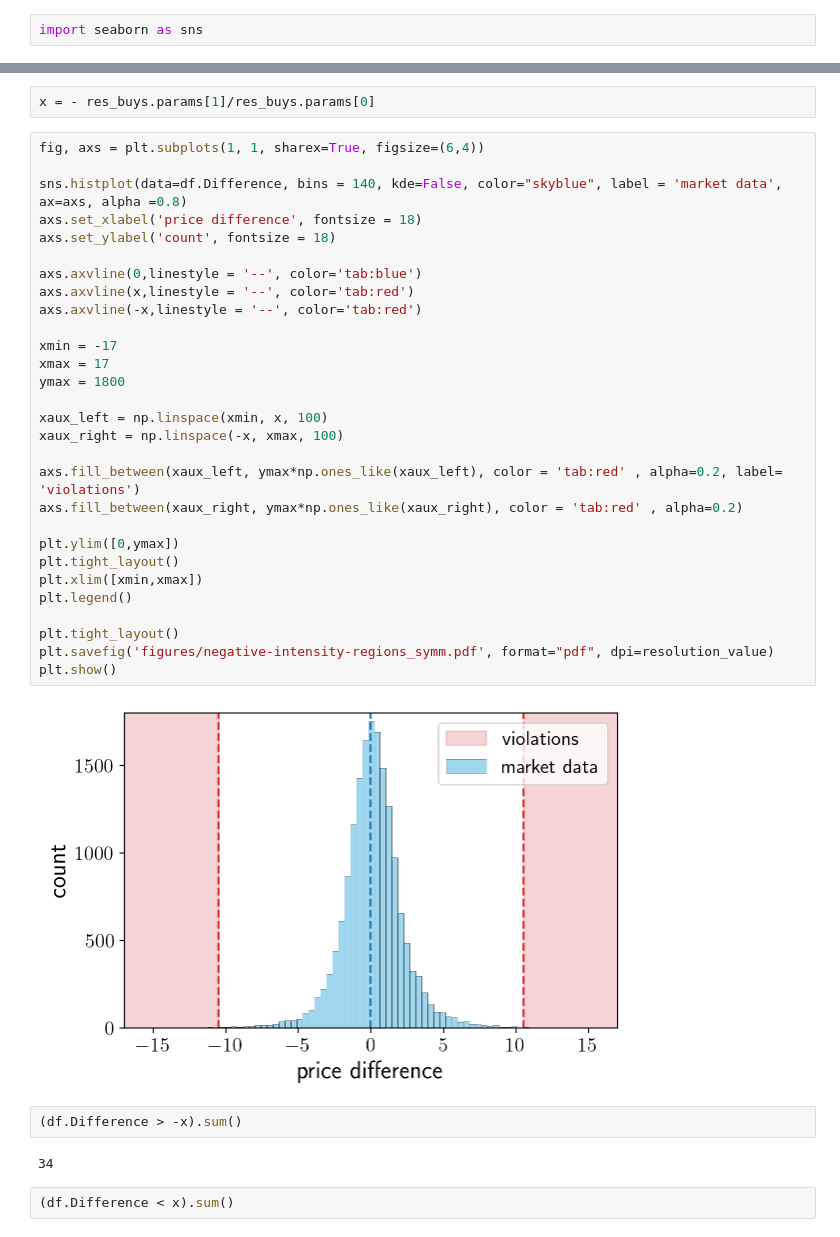
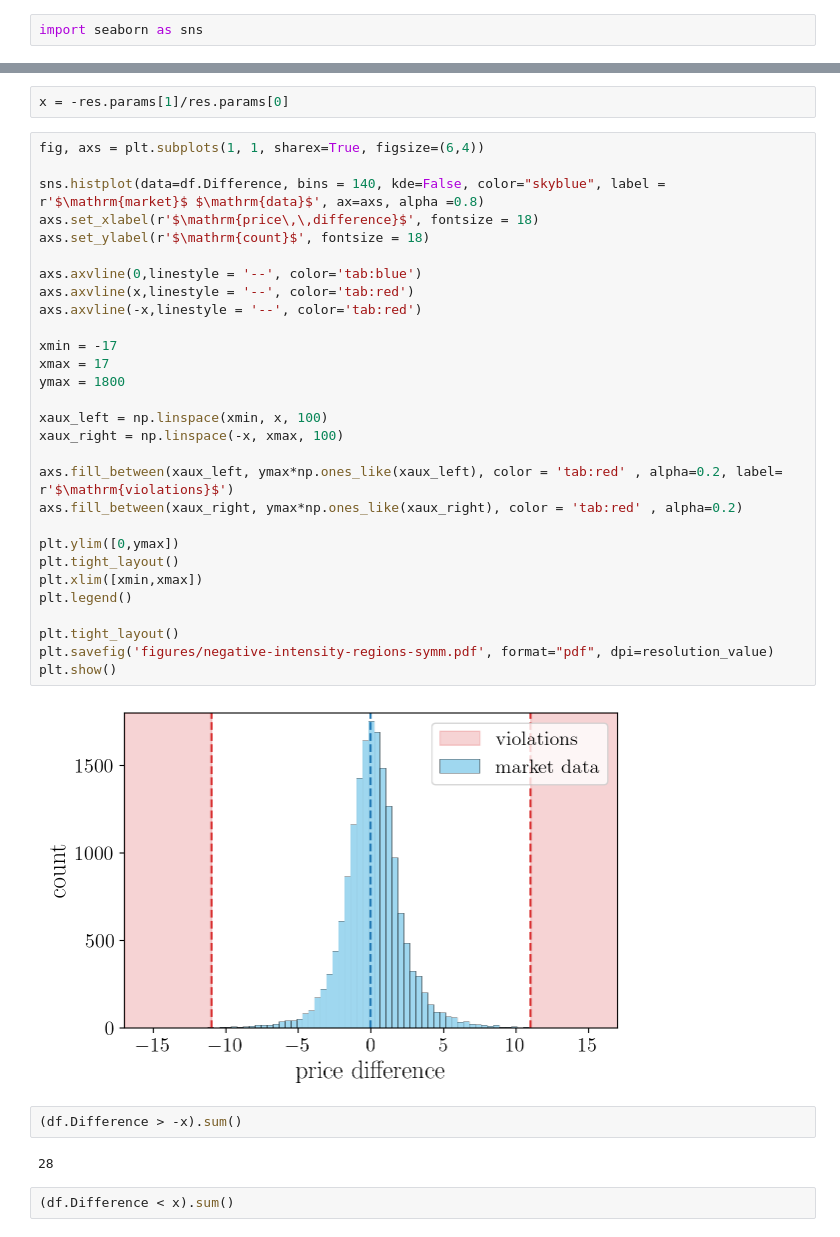
Before and after one commit to muhammadalifaqsha/amm-make-take-fee, a Jupyter notebook: data-analysis.ipynb, the cells around one changed output, grey strips where cells are left out. Drawn from its saved outputs; the diff is of its cells as text.

```diff
--- a/data-analysis.ipynb
+++ b/data-analysis.ipynb
@@ -166,43 +198,43 @@ Covariance Type:            nonrobust
 
 Notes:
 [1] Standard Errors assume that the covariance matrix of the errors is correctly specified.
-# %%
-x = - res_buys.params[1]/res_buys.params[0]
+# %%
+x = -res.params[1]/res.params[0]
 # %%
 fig, axs = plt.subplots(1, 1, sharex=True, figsize=(6,4))
 
-sns.histplot(data=df.Difference, bins = 140, kde=False, color="skyblue", label = 'market data', ax=axs, alpha =0.8)
-axs.set_xlabel('price difference', fontsize = 18)
-axs.set_ylabel('count', fontsize = 18)
+sns.histplot(data=df.Difference, bins = 140, kde=False, color="skyblue", label = r'$\mathrm{market}$ $\mathrm{data}$', ax=axs, alpha =0.8)
+axs.set_xlabel(r'$\mathrm{price\,\,difference}$', fontsize = 18)
+axs.set_ylabel(r'$\mathrm{count}$', fontsize = 18)
 
 axs.axvline(0,linestyle = '--', color='tab:blue')
 axs.axvline(x,linestyle = '--', color='tab:red')
 axs.axvline(-x,linestyle = '--', color='tab:red')
 
 xmin = -17
 xmax = 17
 ymax = 1800
 
 xaux_left = np.linspace(xmin, x, 100)
 xaux_right = np.linspace(-x, xmax, 100)
 
-axs.fill_between(xaux_left, ymax*np.ones_like(xaux_left), color = 'tab:red' , alpha=0.2, label= 'violations')
+axs.fill_between(xaux_left, ymax*np.ones_like(xaux_left), color = 'tab:red' , alpha=0.2, label= r'$\mathrm{violations}$')
 axs.fill_between(xaux_right, ymax*np.ones_like(xaux_right), color = 'tab:red' , alpha=0.2)
 
 plt.ylim([0,ymax])
 plt.tight_layout()
 plt.xlim([xmin,xmax])
 plt.legend()
 
 plt.tight_layout()
-plt.savefig('figures/negative-intensity-regions_symm.pdf', format="pdf", dpi=resolution_value)
+plt.savefig('figures/negative-intensity-regions-symm.pdf', format="pdf", dpi=resolution_value)
 plt.show()
 # %% [output]
-[figure, old version]
+[figure, new version]
 # %%
 (df.Difference > -x).sum()
 # %% [output]
-34
+28
 # %%
 (df.Difference < x).sum()
 # %% [output]
```
Also changed, not shown: parts of 24 cells of this notebook.
